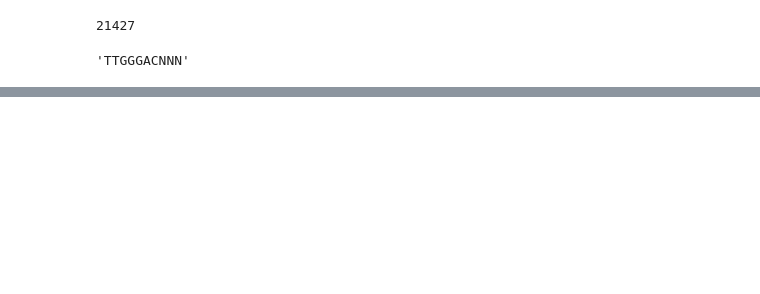
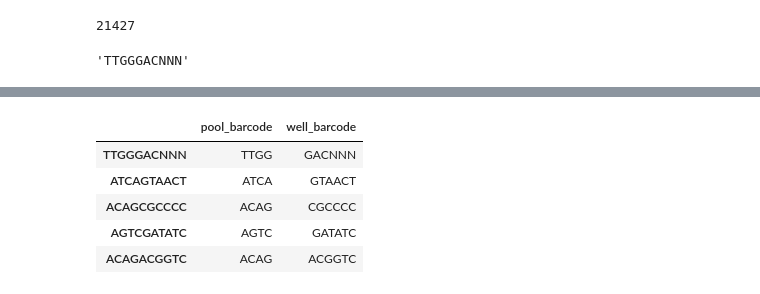
Before and after one commit to podorskaja/bioinformaticslab, a Jupyter notebook: Quality_Control.ipynb, the cells around one changed output, grey strips where cells are left out. Drawn from its saved outputs; the diff is of its cells as text; code cells hidden in the pictures; blank space fills up the shorter version.

Commit message:
DataFrame added

```diff
--- a/Quality_Control.ipynb
+++ b/Quality_Control.ipynb
@@ -806,9 +831,15 @@ df
 # %%
-df = pd.DataFrame(index=cell_barcodes, columns=('pool_barcode', 'well_barcode', 'cell_barcode'))
+df = pd.DataFrame(index=cell_barcodes, columns=('pool_barcode', 'well_barcode', ))
 df.pool_barcode = list_pool
 df.well_barcode = wells
-df.cell_barcode = cell_barcodes
 df.head()
+# %% [output]
+|  | pool_barcode | well_barcode |
+| TTGGGACNNN | TTGG | GACNNN |
+| ATCAGTAACT | ATCA | GTAACT |
+| ACAGCGCCCC | ACAG | CGCCCC |
+| AGTCGATATC | AGTC | GATATC |
+| ACAGACGGTC | ACAG | ACGGTC |
 # %%
 # for pool,p in df.groupby(by="corrected_pool"):
 #     p.streakA.plot(kind='bar')
```
Also changed, not shown: parts of 7 cells of this notebook.
